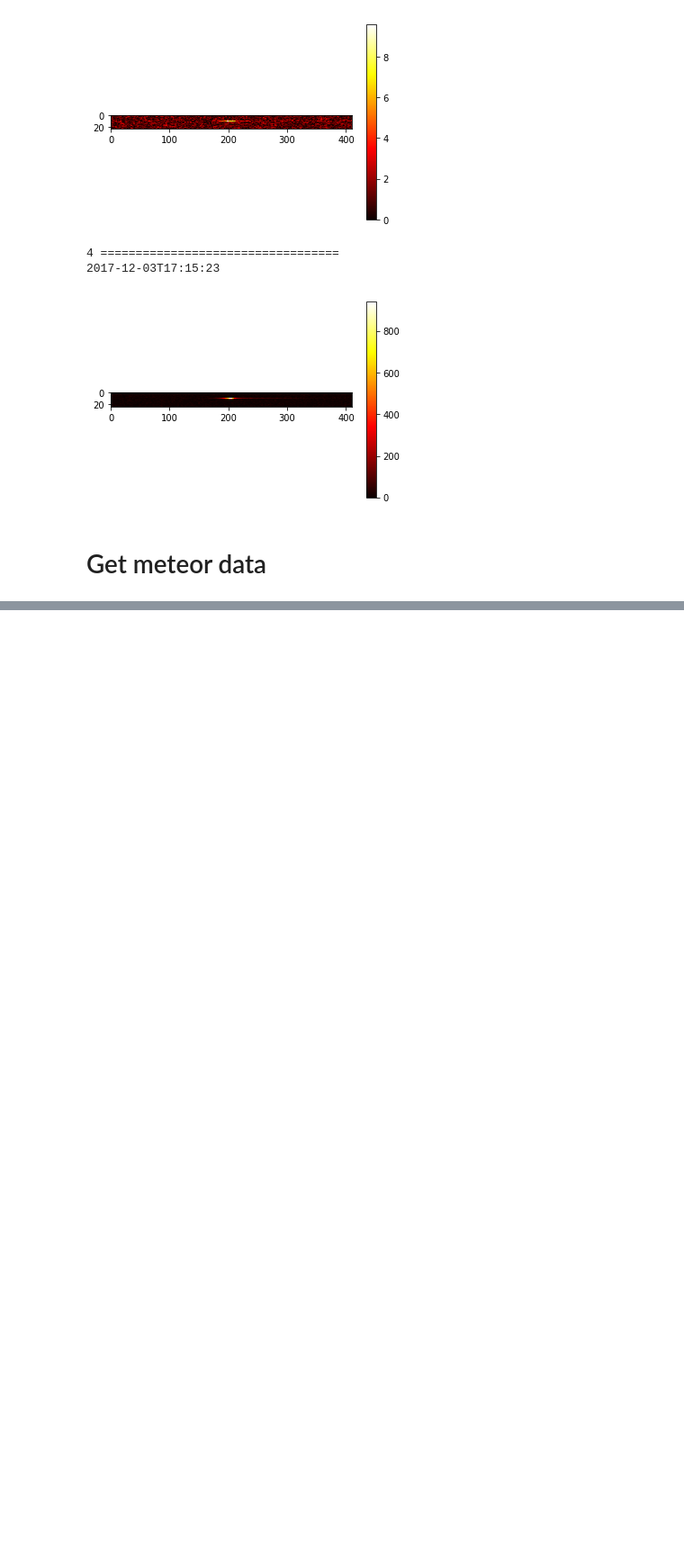
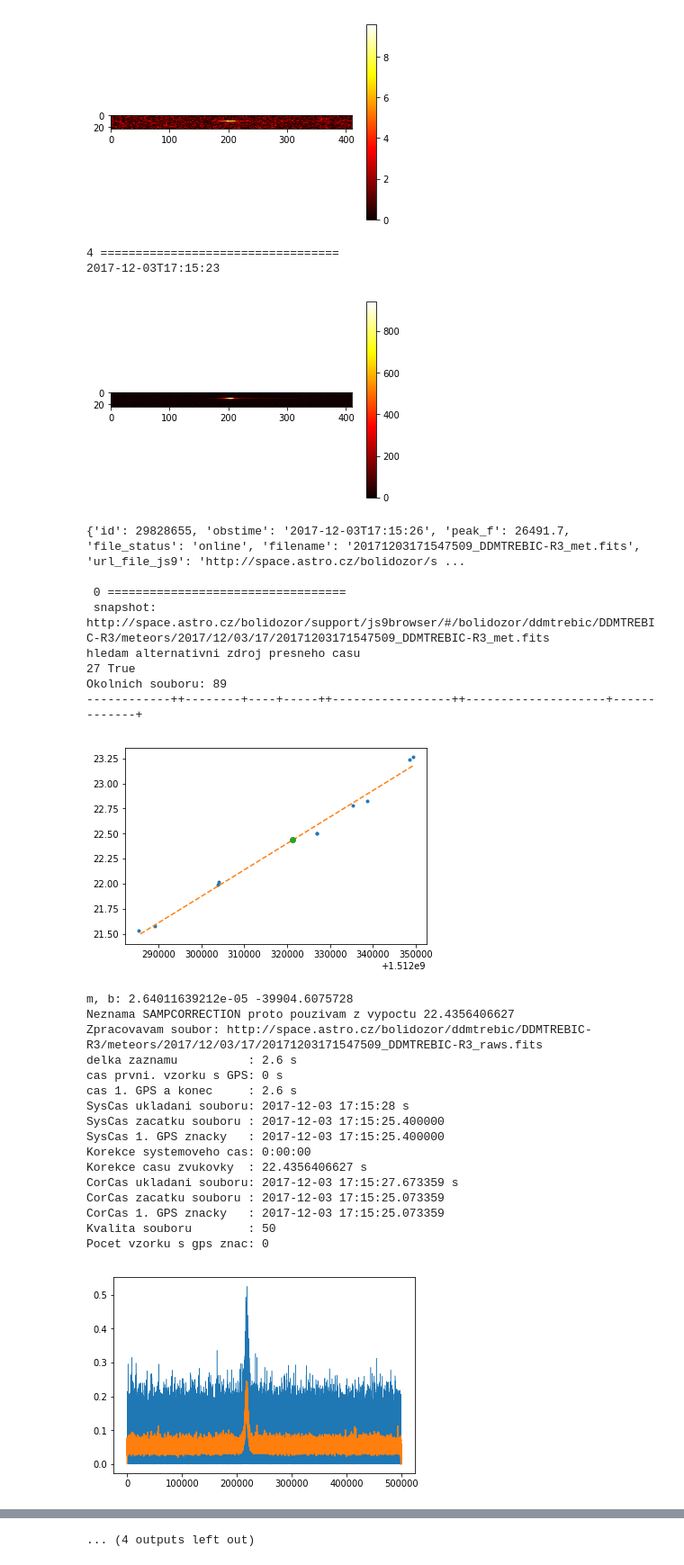
Before and after one commit to bolidozor/MeteorDataAnalyser, a Jupyter notebook: iPython/MLABvo_source/MLABvo-CB-bolid.ipynb, the cells around one changed output, grey strips where cells are left out. Shown at 90% size. Cells and saved outputs as stored; diff of their text form; code cells hidden in the pictures; blank space fills up the shorter version.

```diff
--- a/iPython/MLABvo_source/MLABvo-CB-bolid.ipynb
+++ b/iPython/MLABvo_source/MLABvo-CB-bolid.ipynb
@@ -17,7 +27,17 @@ Every station has rating in RTbolidozor. This number shud reflect quality of mea
 # %%
 bz = Bolidozor(debug = True)
-snapshots = bz.getMeteor(id = [29828697, 29828655, 29828694, 29828650])
+bolids = bz.getMeteor(id = [29828697, 29828655, 29828694, 29828650])
+print("\nPocet ziskanych meteoru je", len(bolids.result))
 
-print("\Pocet ziskanych meteoru je", len(snapshots.result))
+met_start_altitude = np.array([78000.0])
+met_stop_altitude = np.array([21000.0])
+
+met_stop_lon = np.array([14.459007])
+met_stop_lat = np.array([49.020290])
+
+met_start_lon = np.array([14.698326])
+met_start_lat = np.array([49.207985])
+
+met_velocity = [15000]
 # %% [output]
 http://api.vo.astro.cz/bolidozor/getMeteor/ {'id': [29828697, 29828655, 29828694, 29828650]}
@@ -30,7 +51,7 @@ from astropy.utils.data import download_file
 from astropy.io import fits
 #plt.style.use(astropy_mpl_style)
 # %%
-for i, snap in enumerate(snapshots.result):
+for i, snap in enumerate(bolids.result):
     image_file = download_file(snap['url_file'], cache=True)
     image_data = fits.getdata(image_file, ext=1)
     plt.figure()
@@ -52,5 +73,3 @@ for i, snap in enumerate(snapshots.result):
 4 ==================================
 2017-12-03T17:15:23
 [figure]
-# %% [markdown]
-# Get meteor data
@@ -56,0 +90,37 @@ for i, snap in enumerate(snapshots.result):
+# %%
+%matplotlib inline
+for i, bolid in enumerate(bolids.result):
+    print(bolid)
+    try:
+        print("\n", i,"==================================\n", "snapshot:", bolid['url_file_js9'])
+        bolids.result[i]['time_calib'] = MLABvo.Bolidozor.timeCalibration(bolid['url_file_raw'], station = bolid['id_observer'],
+                                                        sigma = 15, sigma_around=15, time_around = 10*60*60)
+    except Exception as e:
+        print("ERROR, bolids.result:", e)
+# %% [output]
+{'id': 29828655, 'obstime': '2017-12-03T17:15:26', 'peak_f': 26491.7, 'file_status': 'online', 'filename': '20171203171547509_DDMTREBIC-R3_met.fits', 'url_file_js9': 'http://space.astro.cz/bolidozor/s ...
+
+ 0 ==================================
+ snapshot: http://space.astro.cz/bolidozor/support/js9browser/#/bolidozor/ddmtrebic/DDMTREBIC-R3/meteors/2017/12/03/17/20171203171547509_DDMTREBIC-R3_met.fits
+hledam alternativni zdroj presneho casu
+27 True
+Okolnich souboru: 89
+------------++--------+----+-----++-----------------++--------------------+-------------+
+[figure, added]
+m, b: 2.64011639212e-05 -39904.6075728
+Neznama SAMPCORRECTION proto pouzivam z vypoctu 22.4356406627
+Zpracovavam soubor: http://space.astro.cz/bolidozor/ddmtrebic/DDMTREBIC-R3/meteors/2017/12/03/17/20171203171547509_DDMTREBIC-R3_raws.fits
+delka zaznamu          : 2.6 s
+cas prvni. vzorku s GPS: 0 s
+cas 1. GPS a konec     : 2.6 s
+SysCas ukladani souboru: 2017-12-03 17:15:28 s
+SysCas zacatku souboru : 2017-12-03 17:15:25.400000
+SysCas 1. GPS znacky   : 2017-12-03 17:15:25.400000
+Korekce systemoveho cas: 0:00:00
+Korekce casu zvukovky  : 22.4356406627 s
+CorCas ukladani souboru: 2017-12-03 17:15:27.673359 s
+CorCas zacatku souboru : 2017-12-03 17:15:25.073359
+CorCas 1. GPS znacky   : 2017-12-03 17:15:25.073359
+Kvalita souboru        : 50
+Pocet vzorku s gps znac: 0
+[figure, added]
@@ -56,0 +179 @@ for i, snap in enumerate(snapshots.result):
+... (4 outputs left out)
```
Also changed, not shown: parts of 11 cells of this notebook.
